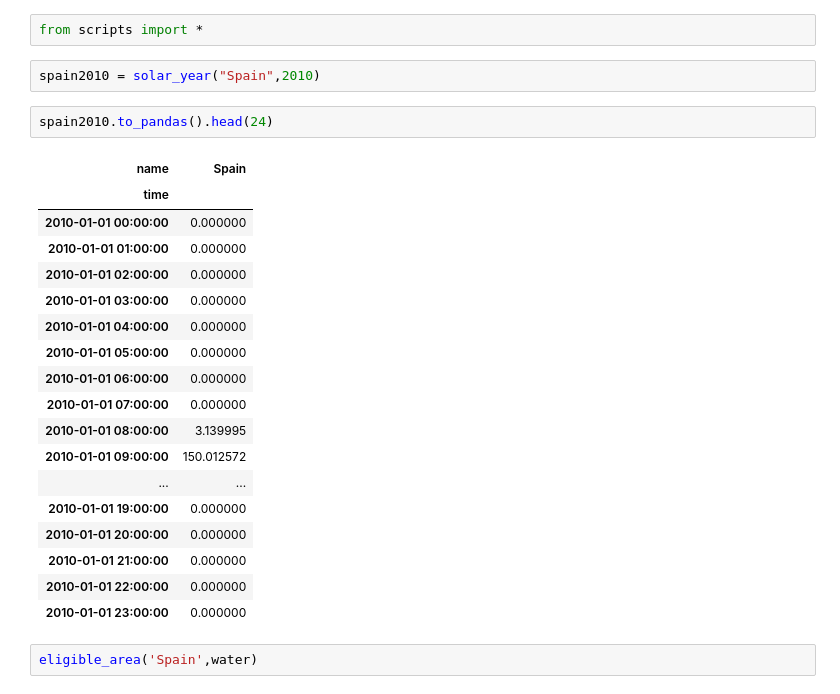
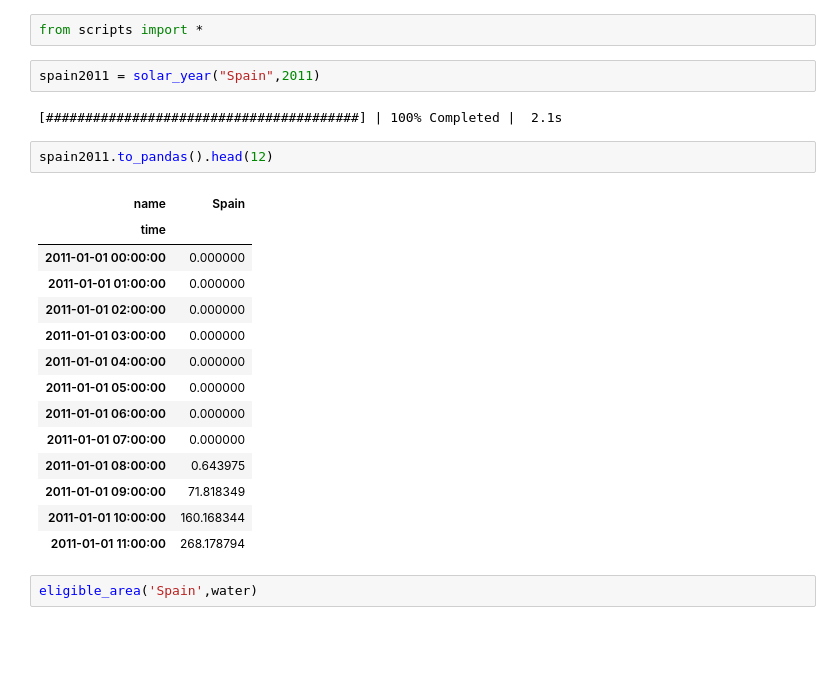
Before and after one commit to roberto-andrade22/PV_Parks_EU, a Jupyter notebook: Simulación.ipynb, the cells around one changed output. Saved outputs shown, nothing was run; the diff lists cells and outputs as text; blank space fills up the shorter version.

```diff
--- a/Simulación.ipynb
+++ b/Simulación.ipynb
@@ -4,28 +4,26 @@ os.chdir('/home/roberto/Documents/Titulación/Tesina')
 # %%
 from scripts import *
 # %%
-spain2010 = solar_year("Spain",2010)
+spain2011 = solar_year("Spain",2011)
+# %% [output]
+[########################################] | 100% Completed |  2.1s
 # %%
-spain2010.to_pandas().head(24)
+spain2011.to_pandas().head(12)
 # %% [output]
 | name | Spain |
 | time |  |
-| 2010-01-01 00:00:00 | 0.000000 |
-| 2010-01-01 01:00:00 | 0.000000 |
-| 2010-01-01 02:00:00 | 0.000000 |
-| 2010-01-01 03:00:00 | 0.000000 |
-| 2010-01-01 04:00:00 | 0.000000 |
-| 2010-01-01 05:00:00 | 0.000000 |
-| 2010-01-01 06:00:00 | 0.000000 |
-| 2010-01-01 07:00:00 | 0.000000 |
-| 2010-01-01 08:00:00 | 3.139995 |
-| 2010-01-01 09:00:00 | 150.012572 |
-| ... | ... |
-| 2010-01-01 19:00:00 | 0.000000 |
-| 2010-01-01 20:00:00 | 0.000000 |
-| 2010-01-01 21:00:00 | 0.000000 |
-| 2010-01-01 22:00:00 | 0.000000 |
-| 2010-01-01 23:00:00 | 0.000000 |
+| 2011-01-01 00:00:00 | 0.000000 |
+| 2011-01-01 01:00:00 | 0.000000 |
+| 2011-01-01 02:00:00 | 0.000000 |
+| 2011-01-01 03:00:00 | 0.000000 |
+| 2011-01-01 04:00:00 | 0.000000 |
+| 2011-01-01 05:00:00 | 0.000000 |
+| 2011-01-01 06:00:00 | 0.000000 |
+| 2011-01-01 07:00:00 | 0.000000 |
+| 2011-01-01 08:00:00 | 0.643975 |
+| 2011-01-01 09:00:00 | 71.818349 |
+| 2011-01-01 10:00:00 | 160.168344 |
+| 2011-01-01 11:00:00 | 268.178794 |
 # %%
 eligible_area('Spain',water)
 # %% [output]
```
Also changed, not shown: 1 other file.
